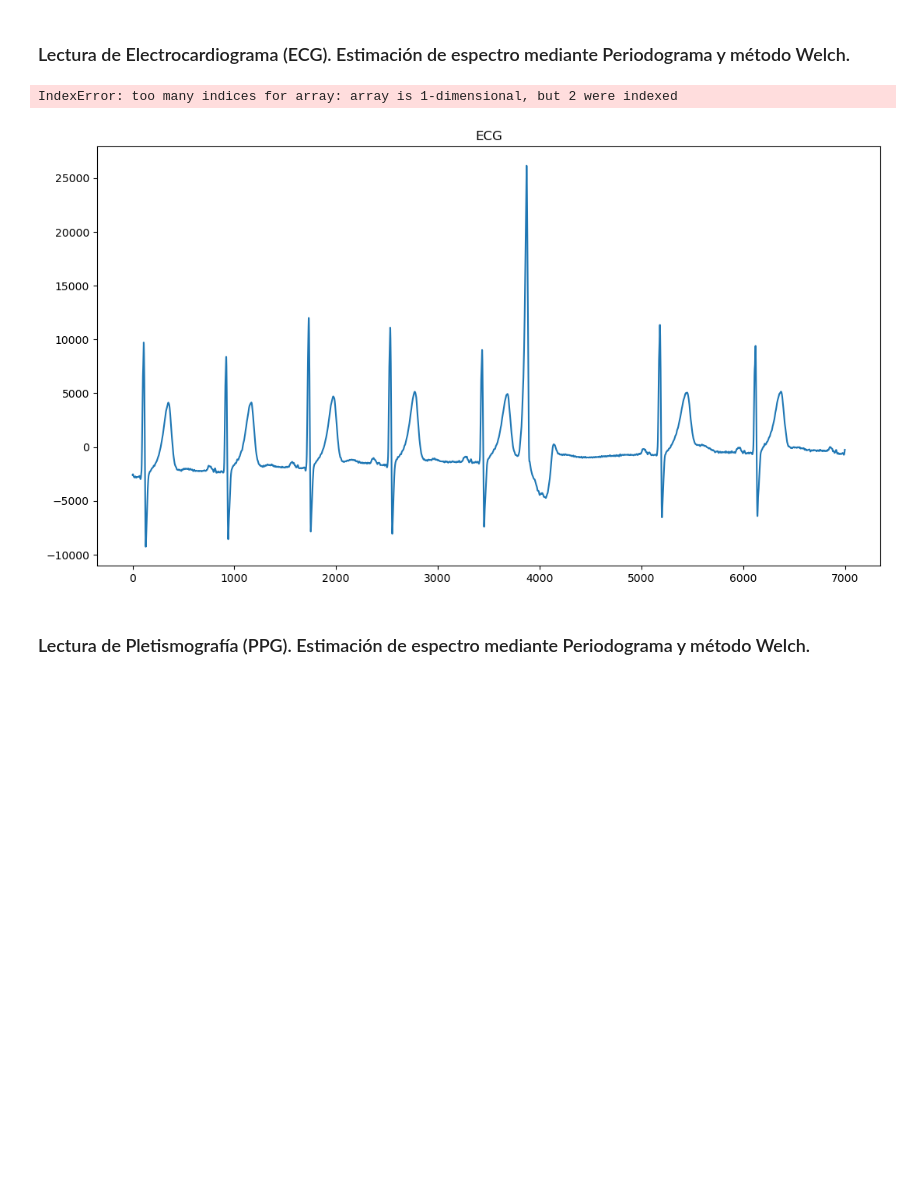
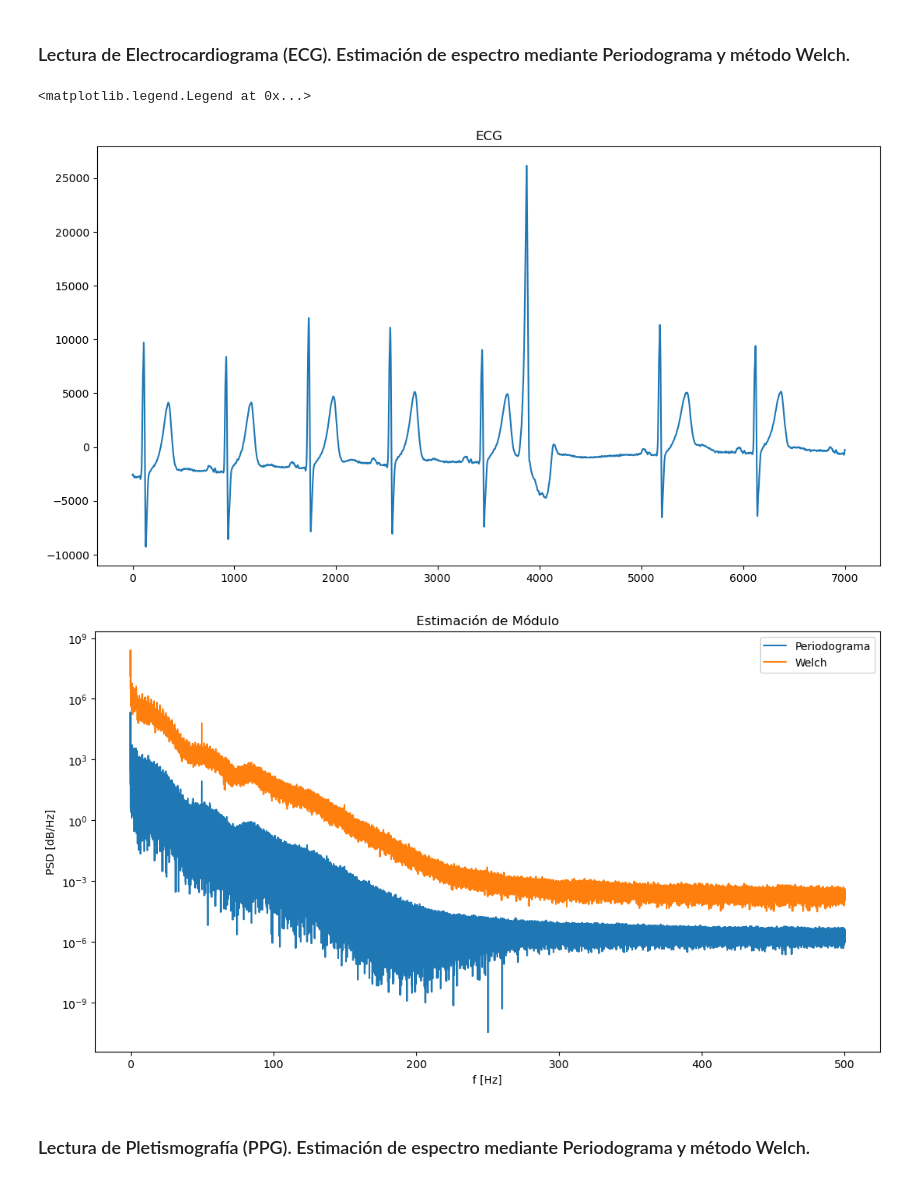
Before and after one commit to esilvaUTN/PDS, a Jupyter notebook: ts/TS7/ts7_Signals_Spectrum.ipynb, the cells around one changed output. Cells and saved outputs as stored; diff of their text form; code cells hidden in the pictures; blank space fills up the shorter version.

```diff
--- a/ts/TS7/ts7_Signals_Spectrum.ipynb
+++ b/ts/TS7/ts7_Signals_Spectrum.ipynb
@@ -26,38 +26,30 @@ def vertical_flaten(a):
 # %%
 fs = 1000 # Hz
 mat_struct = sio.loadmat('ECG_TP4.mat')
 
 ecg_one_lead = vertical_flaten(mat_struct['ecg_lead'])
 N = len(ecg_one_lead)
 
 plt.figure()
 plt.plot(ecg_one_lead[5000:12000])
 plt.title('ECG')
 
 spectrum = np.fft.fft(ecg_one_lead, axis=0)/N
 f = np.fft.fftfreq(N, 1/fs)
 periodogram = np.abs(spectrum)**2                                       #Calculo de periodograma
 freq, welch = sp.signal.welch(ecg_one_lead, fs=fs, nperseg=N/5, axis=0) #Estimación de espectro con método de Welch
 
-# Find the peak power value
-Bw_amplitude = np.max(welch)/2
-# Find the frequencies where the power is greater than the threshold
-significant_frequencies = freq[welch >= Bw_amplitude]
-# Bandwidth estimation
-bandwidth = significant_frequencies[-1] - significant_frequencies[0]
-
-print(f"3 dB Bandwidth: {bandwidth} Hz")
-
 plt.figure()
 plt.semilogy(f[:N//2], periodogram[:N//2], label="Periodograma")
 plt.semilogy(freq, welch, label="Welch")
 plt.title('Estimación de Módulo')
 plt.xlabel('f [Hz]')
 plt.ylabel('PSD [dB/Hz]')
 plt.legend()
 # %% [output]
-IndexError: too many indices for array: array is 1-dimensional, but 2 were indexed
+<matplotlib.legend.Legend at 0x...>
 [figure]
+[figure, added]
 # %% [markdown]
 ### Lectura de Pletismografía (PPG). Estimación de espectro mediante Periodograma y método Welch.
 # %%
```
